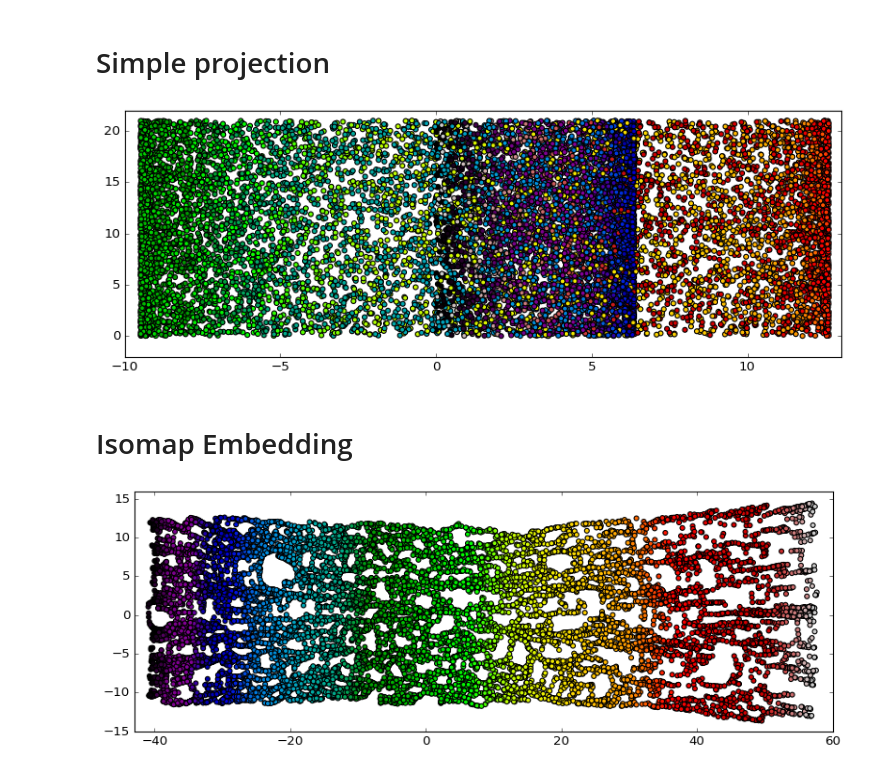
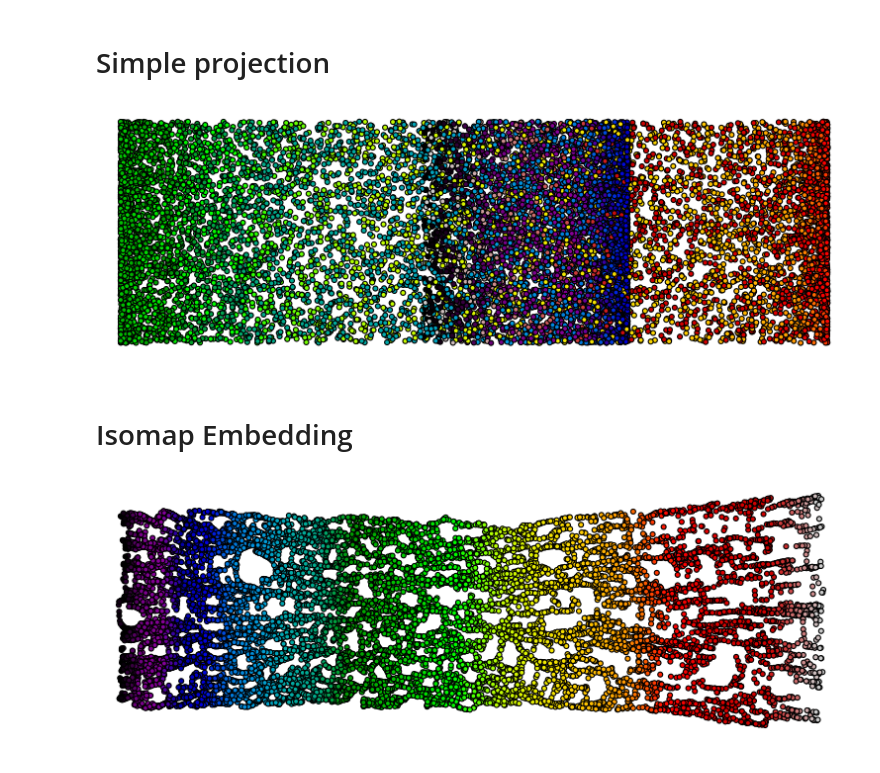
Before and after one commit to cedric-uden/Dimensionality-Reduction, a Jupyter notebook: notebooks/Swiss_Roll.ipynb, the cells around one changed output. Drawn from its saved outputs; the diff is of its cells as text; code cells hidden in the pictures.

Commit message:
updated the graph outputs to export for presentation

```diff
--- a/notebooks/Swiss_Roll.ipynb
+++ b/notebooks/Swiss_Roll.ipynb
@@ -34,11 +39,13 @@ ax = fig.add_subplot(111)
 ax.set_facecolor("white")
 ax.scatter(X[:, 0], X[:, 1], c=t, cmap=swiss_roll_color)  # simply project onto axis 0 and 1
 ax.axis([-10, 13, -2, 22])
+ax.axis('off')
+
 
 fig.set_facecolor("white")
 plt.show()
 # %% [output]
-[figure, old version]
+[figure, new version]
 # %% [markdown]
 # Isomap Embedding
 # %%
@@ -49,12 +56,13 @@ X_reduced_isomap = isomap.fit_transform(X)
 # %%
 fig = plt.figure(figsize=(12, 4))
 ax = fig.add_subplot(111)
 
 ax.set_facecolor("white")
 plt.scatter(X_reduced_isomap[:, 0], X_reduced_isomap[:, 1], c=t, cmap=swiss_roll_color)
 ax.axis([-43, 60, -15, 16])
+ax.axis('off')
 
 fig.set_facecolor("white")
 plt.show()
 # %% [output]
-[figure, old version]
+[figure, new version]
```
Also changed, not shown: parts of 1 cell of this notebook, 2 other files.
